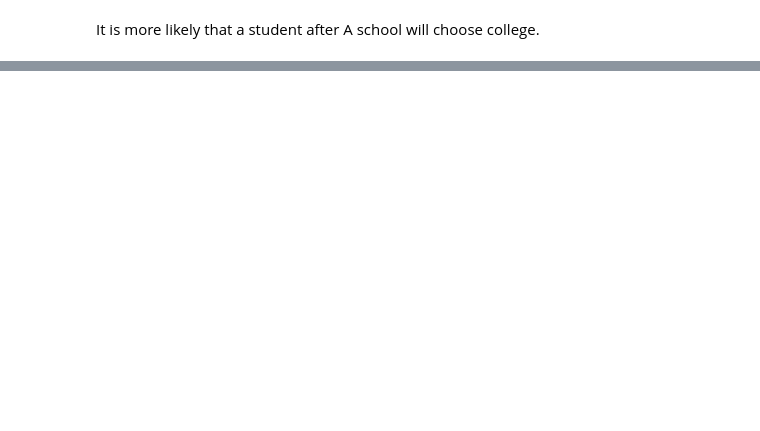
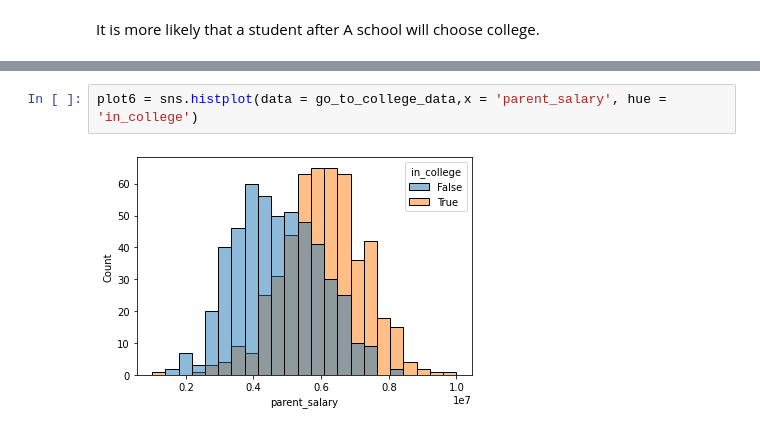
Before and after one commit to khady90/Kaggle, a Jupyter notebook: gotocollegedataset.ipynb, the cells around one changed output, grey strips where cells are left out. Cells and saved outputs as stored; diff of their text form; blank space fills up the shorter version.

```diff
--- a/gotocollegedataset.ipynb
+++ b/gotocollegedataset.ipynb
@@ -104,0 +116,4 @@ More students
+# %%
+plot6 = sns.histplot(data = go_to_college_data,x = 'parent_salary', hue = 'in_college')
+# %% [output]
+[figure, added]
```
Also changed, not shown: parts of 15 cells of this notebook.
